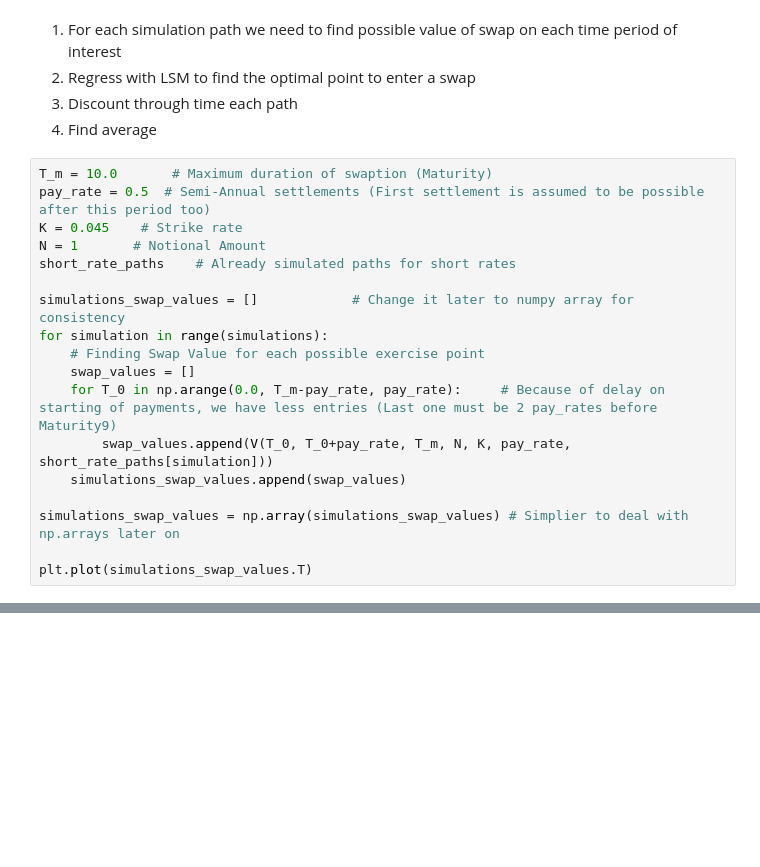
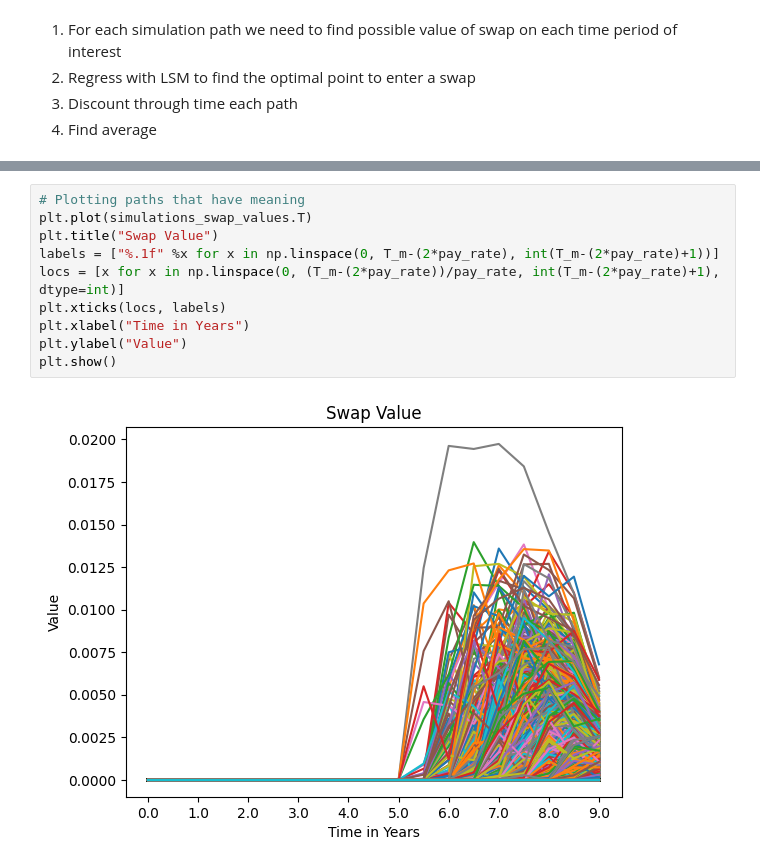
Before and after one commit to pmchrist/Pricing-Interest-Rate-Swaptions, a Jupyter notebook: Implementation.ipynb, the cells around one changed output, grey strips where cells are left out. Drawn from its saved outputs; the diff is of its cells as text; blank space fills up the shorter version.

```diff
--- a/Implementation.ipynb
+++ b/Implementation.ipynb
@@ -295,21 +312,3 @@ V(t, T_0, T_m, N, K, pay_rate, rates)
 2. Regress with LSM to find the optimal point to enter a swap
 3. Discount through time each path
 4. Find average
-# %%
-T_m = 10.0       # Maximum duration of swaption (Maturity)
-pay_rate = 0.5  # Semi-Annual settlements (First settlement is assumed to be possible after this period too)
-K = 0.045    # Strike rate
-N = 1       # Notional Amount
-short_rate_paths    # Already simulated paths for short rates
-
-simulations_swap_values = []            # Change it later to numpy array for consistency
-for simulation in range(simulations):
-    # Finding Swap Value for each possible exercise point
-    swap_values = []
-    for T_0 in np.arange(0.0, T_m-pay_rate, pay_rate):     # Because of delay on starting of payments, we have less entries (Last one must be 2 pay_rates before Maturity9)
-        swap_values.append(V(T_0, T_0+pay_rate, T_m, N, K, pay_rate, short_rate_paths[simulation]))
-    simulations_swap_values.append(swap_values)
-
-simulations_swap_values = np.array(simulations_swap_values) # Simplier to deal with np.arrays later on
-
-plt.plot(simulations_swap_values.T)
@@ -335,3 +377,15 @@ plt.plot(simulations_swap_values.T)
+# %%
+# Plotting paths that have meaning
+plt.plot(simulations_swap_values.T)
+plt.title("Swap Value")
+labels = ["%.1f" %x for x in np.linspace(0, T_m-(2*pay_rate), int(T_m-(2*pay_rate)+1))]
+locs = [x for x in np.linspace(0, (T_m-(2*pay_rate))/pay_rate, int(T_m-(2*pay_rate)+1), dtype=int)]
+plt.xticks(locs, labels)
+plt.xlabel("Time in Years")
+plt.ylabel("Value")
+plt.show()
+# %% [output]
+[figure, added]
 # %%
 from sklearn.linear_model import LinearRegression
 
```
Also changed, not shown: parts of 17 cells of this notebook.
